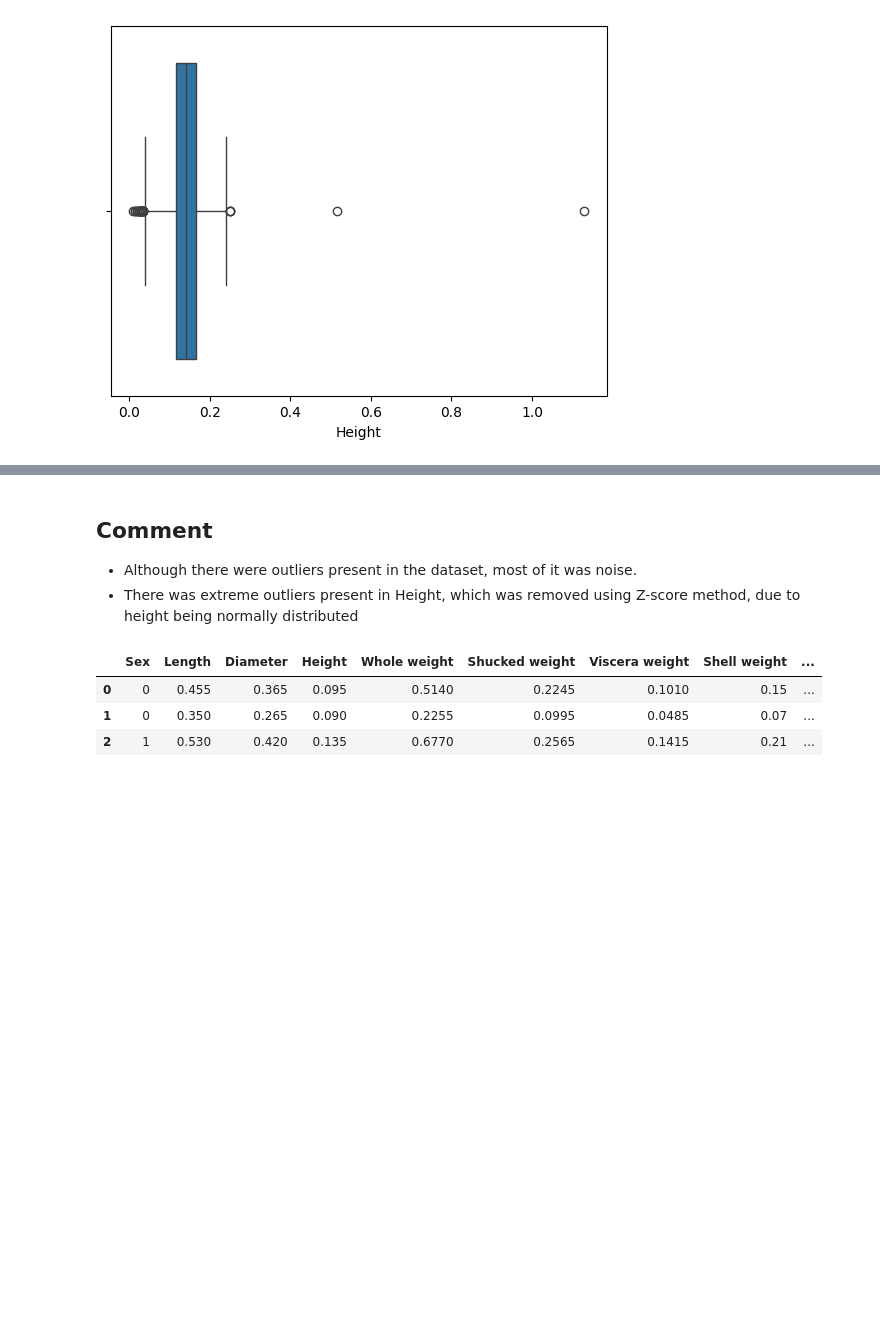
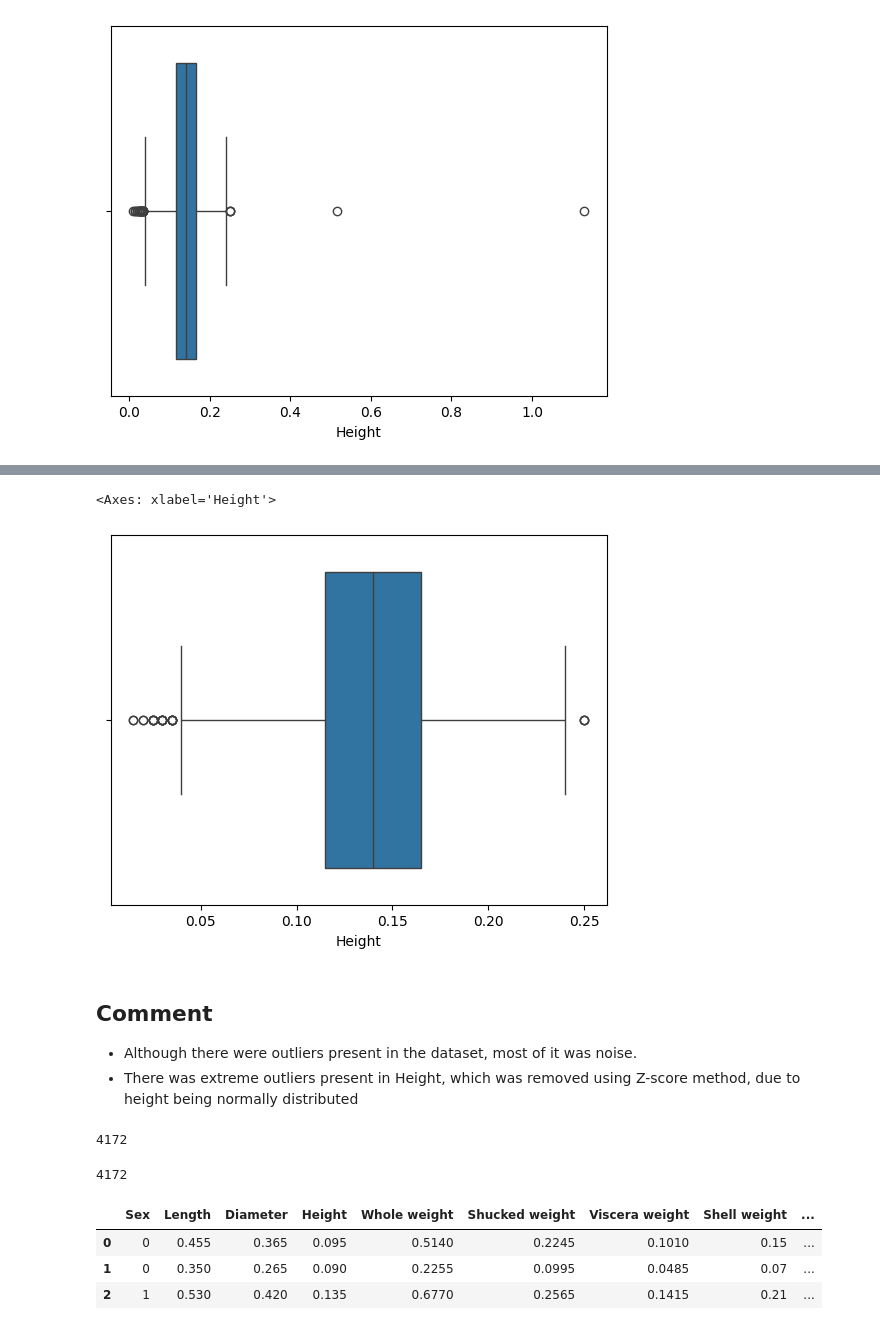
Before and after one commit to yashsavani19/Abalone-Age-Prediction-Analysis, a Jupyter notebook: notebooks/1_Data_Cleaning.ipynb, the cells around one changed output, grey strips where cells are left out. Cells and saved outputs as stored; diff of their text form; code cells hidden in the pictures; blank space fills up the shorter version.

Commit message:
Cleaned Data, and Exported

```diff
--- a/notebooks/1_Data_Cleaning.ipynb
+++ b/notebooks/1_Data_Cleaning.ipynb
@@ -94,7 +98,7 @@ import matplotlib.pyplot as plt
 import seaborn as sns
 
 # Array of continuous variables
-continuous_vars = ['Length', 'Diameter', 'Height', 'Whole weight', 'Shucked weight', 'Viscera weight', 'Shell weight']
+continuous_vars = ['Length', 'Diameter', 'Height', 'Whole weight', 'Shucked weight', 'Viscera weight', 'Shell weight', 'Rings']
 
 # Checking for 0 or negative values in continuous variables
 for vars in continuous_vars:
@@ -168,0 +177,7 @@ for var in continuous_vars:
+# %%
+#Removing rows with 0 or negative values in continuous variables
+data = data[(data[continuous_vars] > 0).all(axis=1)]
+
+# Checking for 0 or negative values in continuous variables
+for vars in continuous_vars:
+    print("0 or Negative values in", vars, ":", (data[vars] <= 0).sum())
@@ -191,21 +224,30 @@ sns.boxplot(x=data['Height'])
 # %%
-# Removing Extreme Values
-data = data[data['Height'] <= 0.4]
 
-# # Removing outliers using Z-score
-# from scipy.stats import zscore
+# Removing outliers using z-score
+from scipy.stats import zscore
 
-# z_scores = zscore(data['Height'])
-# abs_z_scores = abs(z_scores)
-# filtered_entries = (abs_z_scores < 3)
-# data = data[filtered_entries]
+z_scores = zscore(data['Height'])
+abs_z_scores = abs(z_scores)
+filtered_entries = (abs_z_scores < 3)
+data = data[filtered_entries]
 
-# sns.boxplot(x=data['Height'])
+sns.boxplot(x=data['Height'])
+# %% [output]
+<Axes: xlabel='Height'>
+[figure, added]
 # %% [markdown]
 ## Comment
 
 - Although there were outliers present in the dataset, most of it was noise.
 - There was extreme outliers present in Height, which was removed using Z-score method, due to height being normally distributed
+# %%
+data.shape[0]
+# %% [output]
+4172
+# %%
+data.shape[0]
+# %% [output]
+4172
 # %%
 data.head(3)
 # %% [output]
```
Also changed, not shown: parts of 13 cells of this notebook, 1 other file.
